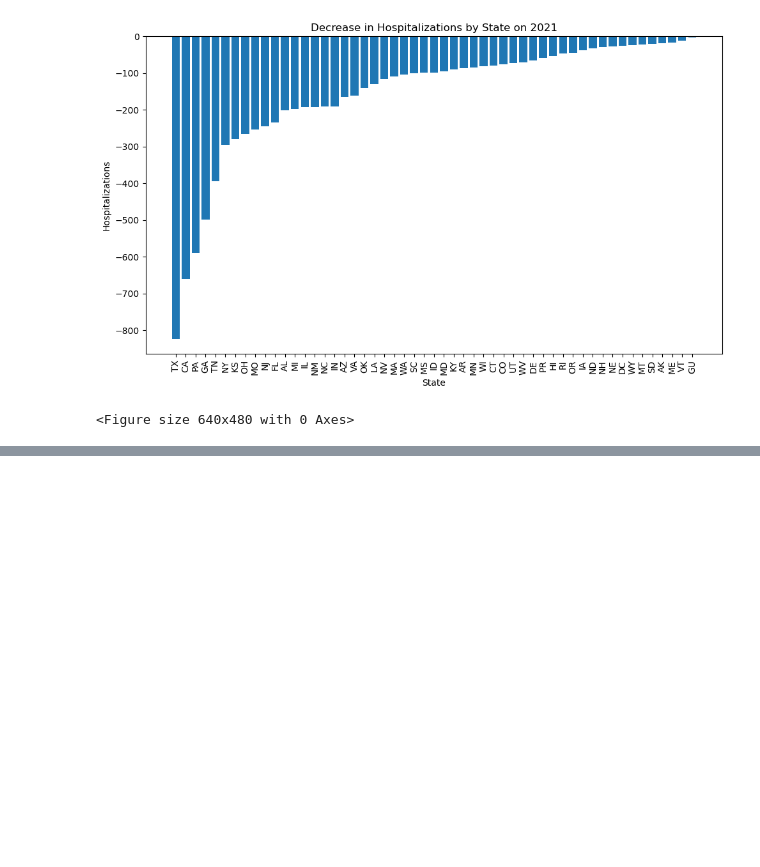
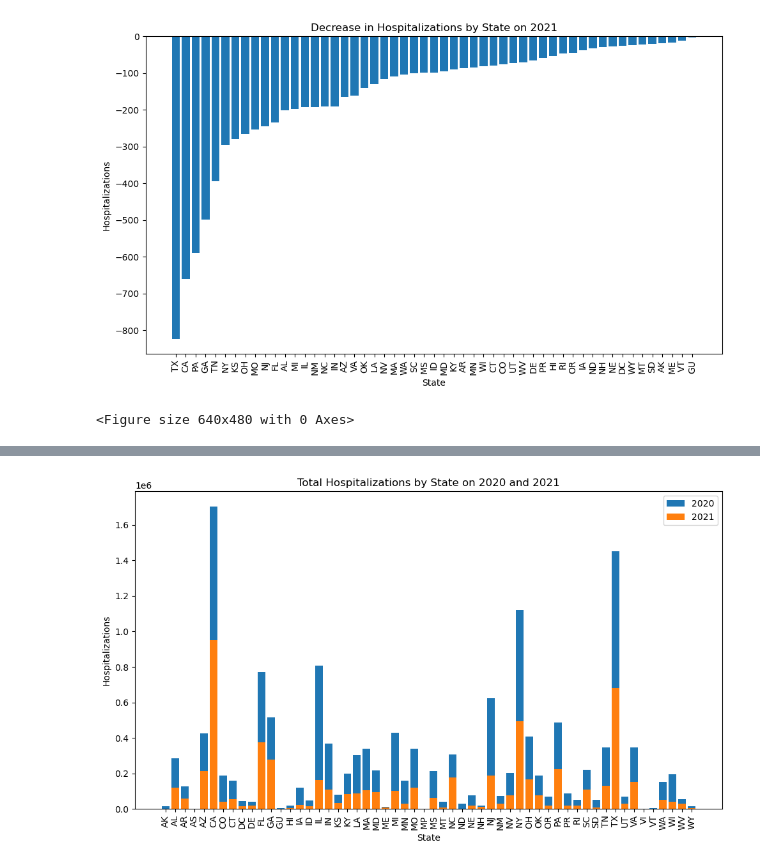
Before and after one commit to elawal/Project1, a Jupyter notebook: COVID19Py.ipynb, the cells around one changed output, grey strips where cells are left out. Drawn from its saved outputs; the diff is of its cells as text; code cells hidden in the pictures; blank space fills up the shorter version.

Commit message:
Push last update
Pushing last update on code and graphs

```diff
--- a/COVID19Py.ipynb
+++ b/COVID19Py.ipynb
@@ -121,9 +124,9 @@ plt.show()
 # %%
 
 # Filtering/sorting data by date = 2020
-historic_df_2020 = historic_df[historic_df['date'] < 20210000].copy()
-historic_df_2020.sort_values('date', inplace=True)
+total_df_2020 = historic_df[historic_df['date'] < 20210000].copy()
+total_df_2020.sort_values('date', inplace=True)
 
-# Grouping state and hozpitalized currently data
-historic_df_2020['hospitalized_diff'] = historic_df_2020.groupby('state')['hospitalizedCurrently'].sum()
-decreased_hospitalizations = historic_df_2020[historic_df_2020['hospitalized_diff'] < 0]
+# Adding nummber of hozpitalized per state
+total_df_2020 = total_df_2020.groupby('state')['hospitalizedCurrently'].sum()
+total_df_2020.head()
@@ -129,0 +141,9 @@ decreased_hospitalizations = historic_df_2020[historic_df_2020['hospitalized_dif
+# %%
+
+# Filtering/sorting data by date = 2021
+total_df_2021 = historic_df[historic_df['date'] > 20210000].copy()
+total_df_2021.sort_values('date', inplace=True)
+
+# Adding nummber of hozpitalized per state
+total_df_2021 = total_df_2021.groupby('state')['hospitalizedCurrently'].sum()
+total_df_2021.head()
@@ -129,0 +158,30 @@ decreased_hospitalizations = historic_df_2020[historic_df_2020['hospitalized_dif
+# %%
+# Plotting data for totaL number of hospitalizations on 2020 and 2021
+dataframe_2020 = pd.Series.to_frame(total_df_2020).reset_index()
+dataframe_2020.head()
+dataframe_2021 = pd.Series.to_frame(total_df_2021).reset_index()
+dataframe_2021.head()
+
+x_axis = dataframe_2020['state']
+y_axis = dataframe_2020['hospitalizedCurrently']
+y_axis2 = dataframe_2021['hospitalizedCurrently']
+
+plt.figure(figsize=(10, 6))
+plt.bar(x_axis, y_axis, label='2020')
+plt.bar(x_axis, y_axis2, label='2021')
+
+# Graph properties
+plt.title('Total Hospitalizations by State on 2020 and 2021')
+plt.xlabel('State')
+plt.ylabel('Hospitalizations')
+plt.xticks(rotation=90, horizontalalignment="center")
+plt.legend()
+plt.tight_layout()
+
+# Save the figure
+plt.savefig("Data/Fig3.png")
+
+# Show plot
+plt.show()
+# %% [output]
+[figure, added]
```
Also changed, not shown: parts of 4 cells of this notebook, 2 other files.
